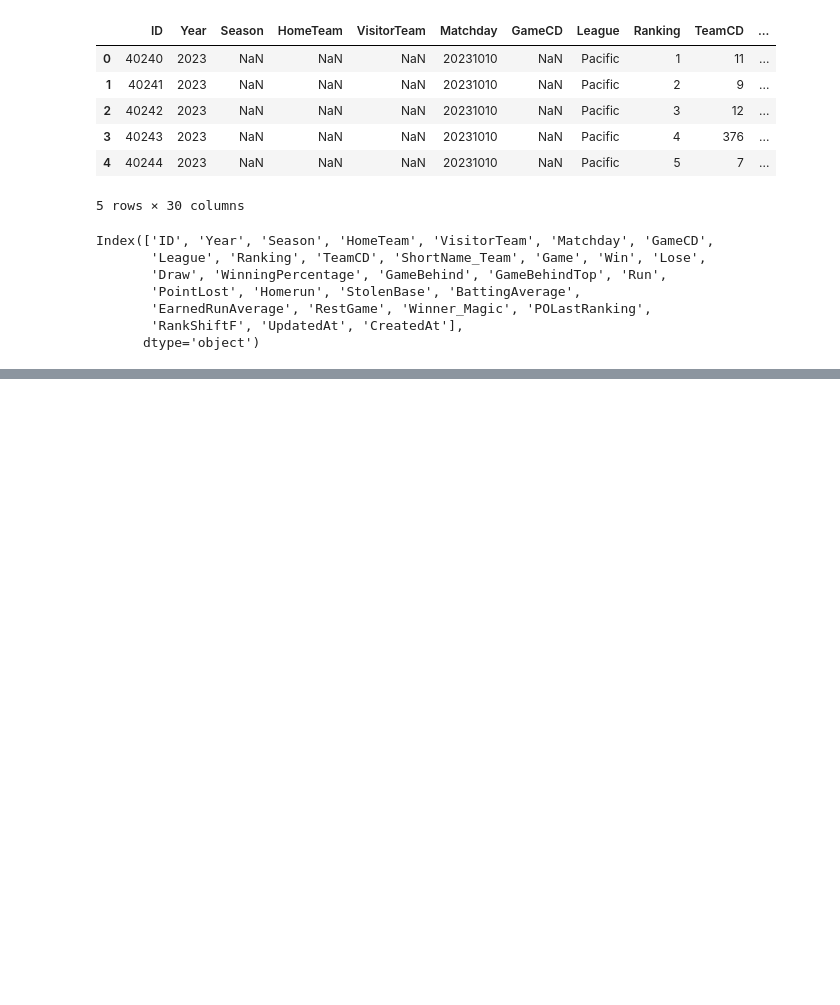
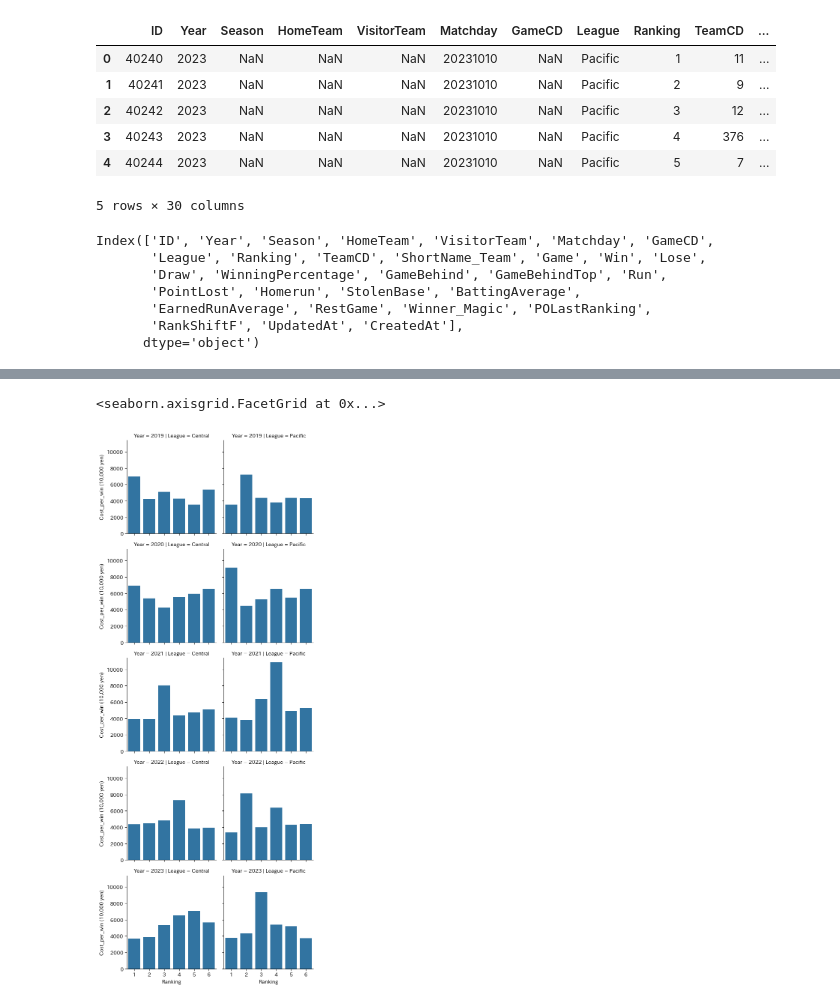
Before and after one commit to annatakegawa/NPB-data-analysis, a Jupyter notebook: moneyball_analysis.ipynb, the cells around one changed output, grey strips where cells are left out. Saved outputs shown, nothing was run; the diff lists cells and outputs as text; code cells hidden in the pictures; blank space fills up the shorter version.

```diff
--- a/moneyball_analysis.ipynb
+++ b/moneyball_analysis.ipynb
@@ -160,0 +118,19 @@ Text(0, 0.5, 'Money spent per win (10,000 yen)')
+# %%
+start_yr = 2019
+end_yr = 2023
+# %%
+# get total annual salaries
+dfs = []
+for year in range(start_yr, end_yr + 1):
+    tot_salaries = pd.Series()
+    for position in ['batter', 'pitcher']:
+        df = pd.read_csv(f'data_collection/salaries/{year}_{position}.csv', index_col=0)
+        tot_salaries = tot_salaries.add(df.groupby('チーム')['年俸'].sum(), fill_value=0)
+
+    df = tot_salaries.reset_index()
+    df.columns = ['Team', 'Tot_salaries']
+    df['Year'] = year
+
+    dfs.append(df)
+
+salaries_df = pd.concat(dfs, ignore_index=True)
@@ -160,0 +157,12 @@ Text(0, 0.5, 'Money spent per win (10,000 yen)')
+# %%
+# get final standings
+dfs = []
+for year in range(start_yr, end_yr + 1):
+    df = pd.read_csv(f'data_collection/standings/{year}_final_standings.csv')
+    df = df[['ShortName_Team', 'League', 'Year', 'Ranking', 'Game', 'Win', 'Lose', 'Draw']].copy()
+    df.rename(columns={'ShortName_Team':'Team'}, inplace=True)
+    dfs.append(df)
+
+standings_df = pd.concat(dfs, ignore_index=True)
+# fix full-width character error
+standings_df['Team'] = standings_df['Team'].replace('ＤｅＮＡ', 'DeNA')
@@ -160,0 +189,4 @@ Text(0, 0.5, 'Money spent per win (10,000 yen)')
+# %%
+cpw_df = pd.merge(salaries_df, standings_df, on=['Team', 'Year'])
+cpw_df['Cost_per_win'] = cpw_df['Tot_salaries'] / cpw_df['Win']
+cpw_df
@@ -160,0 +211,8 @@ Text(0, 0.5, 'Money spent per win (10,000 yen)')
+# %%
+# barplot
+bar = sns.FacetGrid(cpw_df, col='League', row='Year')
+bar.map_dataframe(sns.barplot, x='Ranking', y='Cost_per_win')
+bar.set_ylabels('Cost_per_win (10,000 yen)')
+# %% [output]
+<seaborn.axisgrid.FacetGrid at 0x...>
+[figure, added]
```
Also changed, not shown: parts of 16 cells of this notebook, 6 other files.
